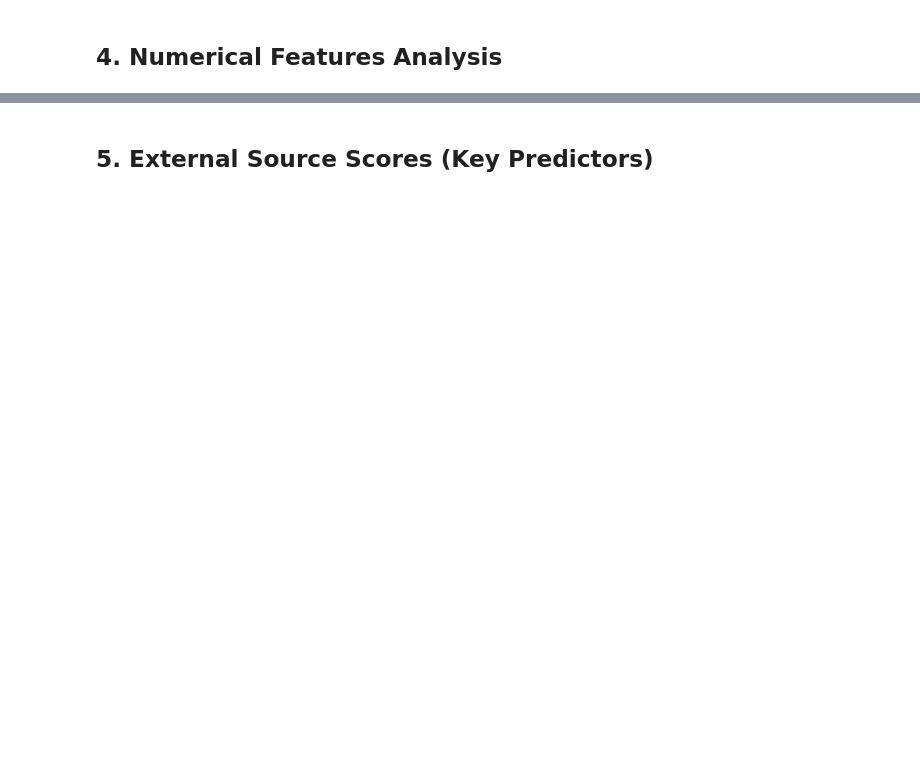
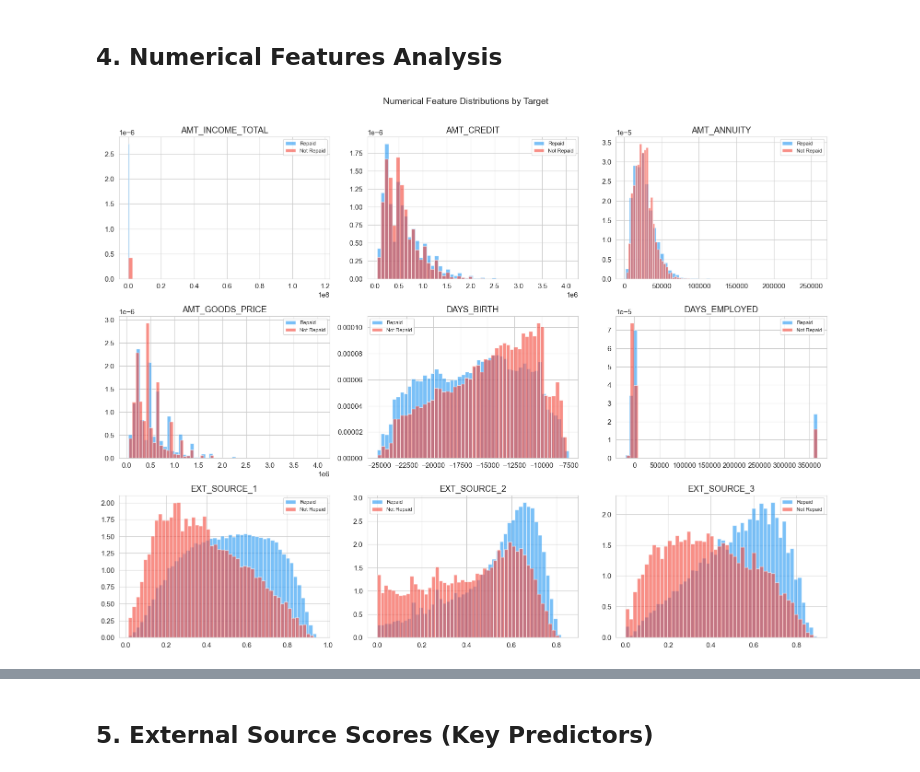
Before and after one commit to wxmohd/credit-scoring, a Jupyter notebook: results/feature_engineering/EDA.ipynb, the cells around one changed output, grey strips where cells are left out. Saved outputs shown, nothing was run; the diff lists cells and outputs as text; code cells hidden in the pictures; blank space fills up the shorter version.

```diff
--- a/results/feature_engineering/EDA.ipynb
+++ b/results/feature_engineering/EDA.ipynb
@@ -103,18 +150,20 @@ print('=> LightGBM handles missing values natively – no imputation required.')
 # %%
 num_cols = ['AMT_INCOME_TOTAL', 'AMT_CREDIT', 'AMT_ANNUITY', 'AMT_GOODS_PRICE',
             'DAYS_BIRTH', 'DAYS_EMPLOYED', 'EXT_SOURCE_1', 'EXT_SOURCE_2', 'EXT_SOURCE_3']
 
 fig, axes = plt.subplots(3, 3, figsize=(16, 12))
 for ax, col in zip(axes.flatten(), num_cols):
     d0 = train.loc[train['TARGET'] == 0, col].dropna()
     d1 = train.loc[train['TARGET'] == 1, col].dropna()
-    ax.hist(d0, bins=50, alpha=0.6, color='#2196F3', label='No Default', density=True)
-    ax.hist(d1, bins=50, alpha=0.6, color='#F44336', label='Default', density=True)
+    ax.hist(d0, bins=50, alpha=0.6, color='#2196F3', label='Repaid', density=True)
+    ax.hist(d1, bins=50, alpha=0.6, color='#F44336', label='Not Repaid', density=True)
     ax.set_title(col)
     ax.legend(fontsize=8)
 plt.suptitle('Numerical Feature Distributions by Target', fontsize=14, y=1.01)
 plt.tight_layout()
 plt.show()
+# %% [output]
+[figure, added]
 # %%
 # DAYS_EMPLOYED anomaly: value 365243 represents 'not employed'
 print('DAYS_EMPLOYED unique anomalous value count:')
```
Also changed, not shown: parts of 21 cells of this notebook, 5 other files.
